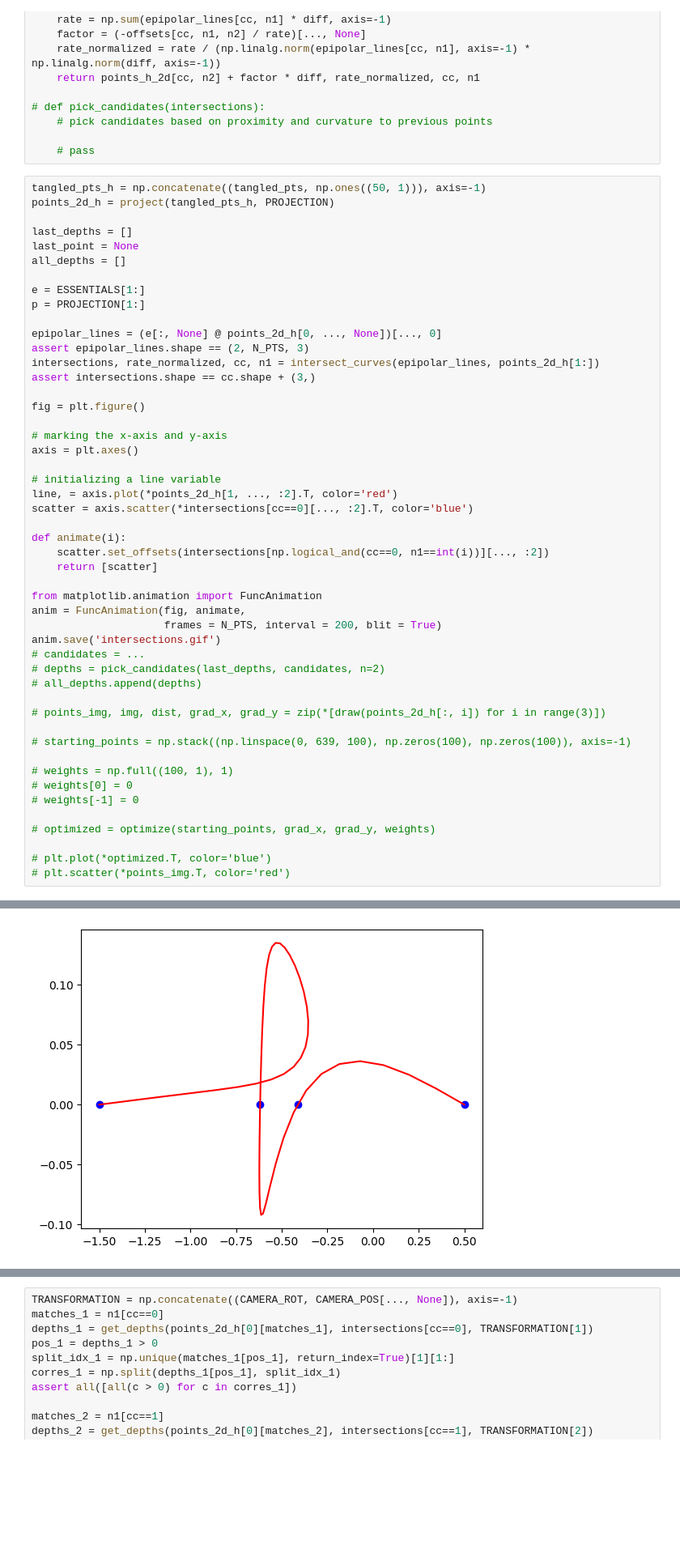
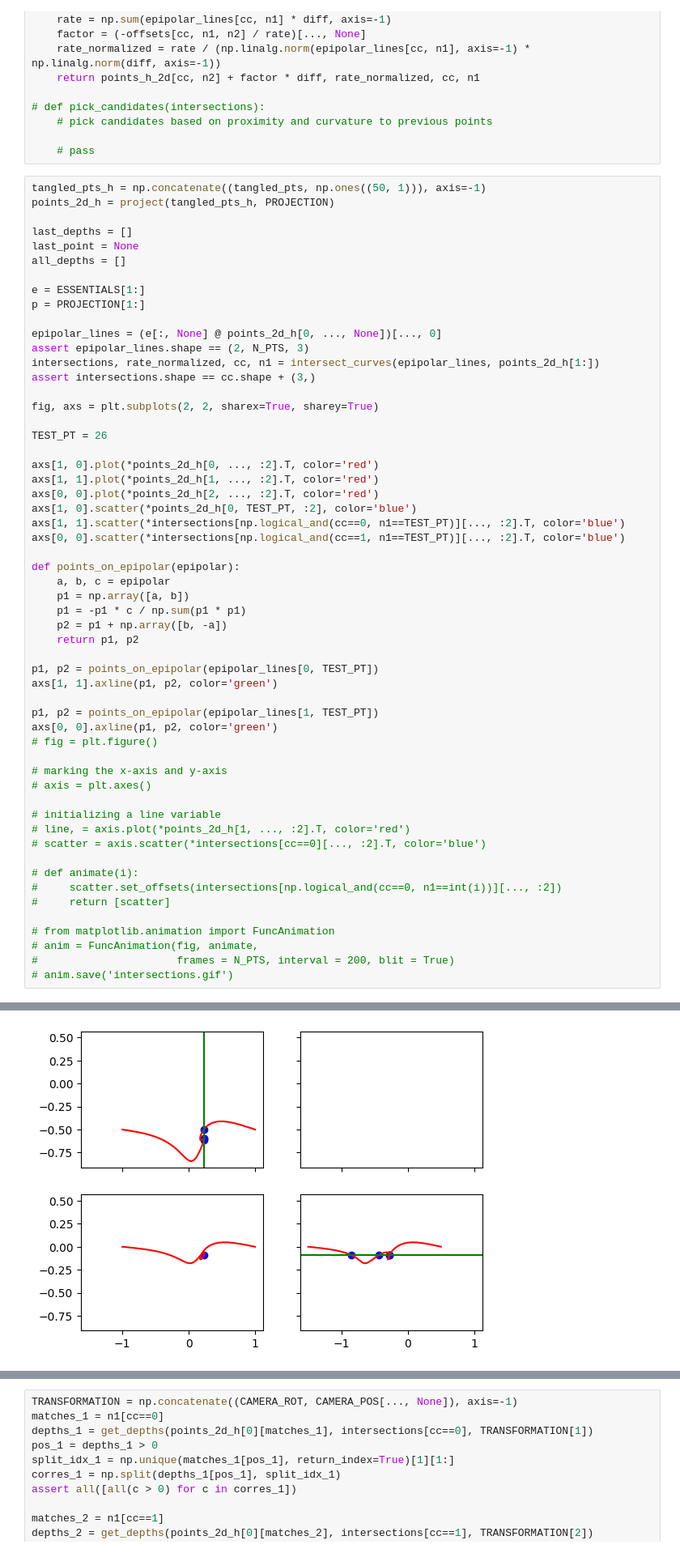
Before and after one commit to DreekFire/BuzzBot, a Jupyter notebook: vision.ipynb, the cells around one changed output, grey strips where cells are left out. Shown at 81% size. Cells and saved outputs as stored; diff of their text form; blank space fills up the shorter version.

Commit message:
visualizing vision process

```diff
--- a/vision.ipynb
+++ b/vision.ipynb
@@ -182,37 +182,44 @@ assert epipolar_lines.shape == (2, N_PTS, 3)
 intersections, rate_normalized, cc, n1 = intersect_curves(epipolar_lines, points_2d_h[1:])
 assert intersections.shape == cc.shape + (3,)
 
-fig = plt.figure()
+fig, axs = plt.subplots(2, 2, sharex=True, sharey=True)
+
+TEST_PT = 26
+
+axs[1, 0].plot(*points_2d_h[0, ..., :2].T, color='red')
+axs[1, 1].plot(*points_2d_h[1, ..., :2].T, color='red')
+axs[0, 0].plot(*points_2d_h[2, ..., :2].T, color='red')
+axs[1, 0].scatter(*points_2d_h[0, TEST_PT, :2], color='blue')
+axs[1, 1].scatter(*intersections[np.logical_and(cc==0, n1==TEST_PT)][..., :2].T, color='blue')
+axs[0, 0].scatter(*intersections[np.logical_and(cc==1, n1==TEST_PT)][..., :2].T, color='blue')
+
+def points_on_epipolar(epipolar):
+    a, b, c = epipolar
+    p1 = np.array([a, b])
+    p1 = -p1 * c / np.sum(p1 * p1)
+    p2 = p1 + np.array([b, -a])
+    return p1, p2
+
+p1, p2 = points_on_epipolar(epipolar_lines[0, TEST_PT])
+axs[1, 1].axline(p1, p2, color='green')
+
+p1, p2 = points_on_epipolar(epipolar_lines[1, TEST_PT])
+axs[0, 0].axline(p1, p2, color='green')
+# fig = plt.figure()
 
 # marking the x-axis and y-axis
-axis = plt.axes()
+# axis = plt.axes()
 
 # initializing a line variable
-line, = axis.plot(*points_2d_h[1, ..., :2].T, color='red')
-scatter = axis.scatter(*intersections[cc==0][..., :2].T, color='blue')
+# line, = axis.plot(*points_2d_h[1, ..., :2].T, color='red')
+# scatter = axis.scatter(*intersections[cc==0][..., :2].T, color='blue')
 
-def animate(i):
-    scatter.set_offsets(intersections[np.logical_and(cc==0, n1==int(i))][..., :2])
-    return [scatter]
+# def animate(i):
+#     scatter.set_offsets(intersections[np.logical_and(cc==0, n1==int(i))][..., :2])
+#     return [scatter]
 
-from matplotlib.animation import FuncAnimation
-anim = FuncAnimation(fig, animate,
-                     frames = N_PTS, interval = 200, blit = True)
-anim.save('intersections.gif')
-# candidates = ...
-# depths = pick_candidates(last_depths, candidates, n=2)
-# all_depths.append(depths)
-
-# points_img, img, dist, grad_x, grad_y = zip(*[draw(points_2d_h[:, i]) for i in range(3)])
-
-# starting_points = np.stack((np.linspace(0, 639, 100), np.zeros(100), np.zeros(100)), axis=-1)
-
-# weights = np.full((100, 1), 1)
-# weights[0] = 0
-# weights[-1] = 0
-
-# optimized = optimize(starting_points, grad_x, grad_y, weights)
-
-# plt.plot(*optimized.T, color='blue')
-# plt.scatter(*points_img.T, color='red')
+# from matplotlib.animation import FuncAnimation
+# anim = FuncAnimation(fig, animate,
+#                      frames = N_PTS, interval = 200, blit = True)
+# anim.save('intersections.gif')
 # %% [output]
@@ -220,4 +227,4 @@ MovieWriter ffmpeg unavailable; using Pillow instead.
-[figure, old version]
+[figure, new version]
 # %%
 def get_depths(points1_matched, intersections, transformation):
     # get ray directions of matching points
```
Also changed, not shown: parts of 7 cells of this notebook, 4 other files.
